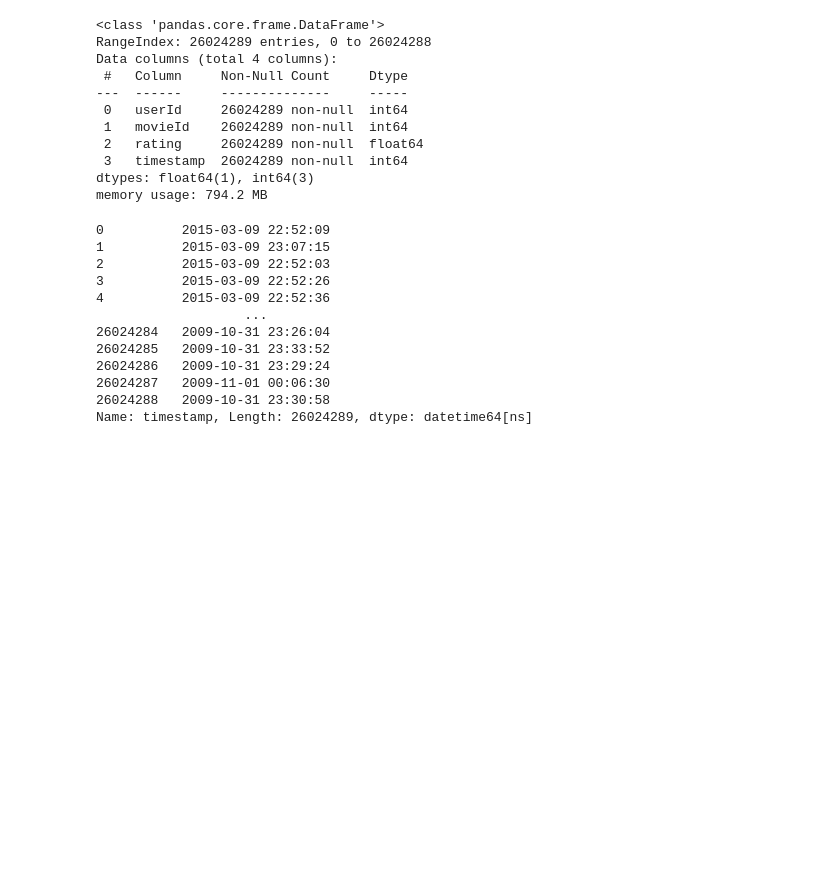
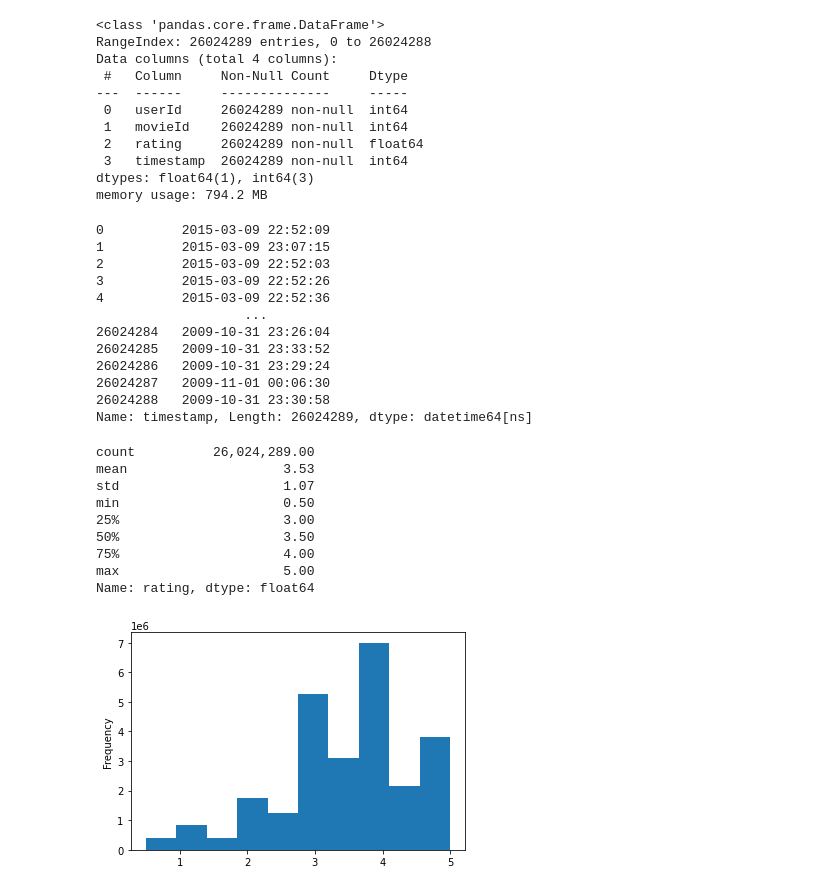
Before and after one commit to Pascalduc/Movies-ETL, a Jupyter notebook: Movies-ETL.ipynb, the cells around one changed output. Drawn from its saved outputs; the diff is of its cells as text; code cells hidden in the pictures; blank space fills up the shorter version.

```diff
--- a/Movies-ETL.ipynb
+++ b/Movies-ETL.ipynb
@@ -944,4 +944,18 @@ Name: timestamp, Length: 26024289, dtype: datetime64[ns]
 # output looks reasonable, assign it to the timestamp column
 ratings['timestamp'] = pd.to_datetime(ratings['timestamp'], unit='s')
 # %%
-# look at the statistics of the actual ratings and see if there are any glaring errors by making an
+# look at the statistics of the actual ratings and see if there are any glaring errors by making an histogram
+pd.options.display.float_format = '{:20,.2f}'.format
+ratings['rating'].plot(kind='hist')
+ratings['rating'].describe()
+# %% [output]
+count          26,024,289.00
+mean                    3.53
+std                     1.07
+min                     0.50
+25%                     3.00
+50%                     3.50
+75%                     4.00
+max                     5.00
+Name: rating, dtype: float64
+[figure, added]
```
Also changed, not shown: parts of 24 cells of this notebook.
